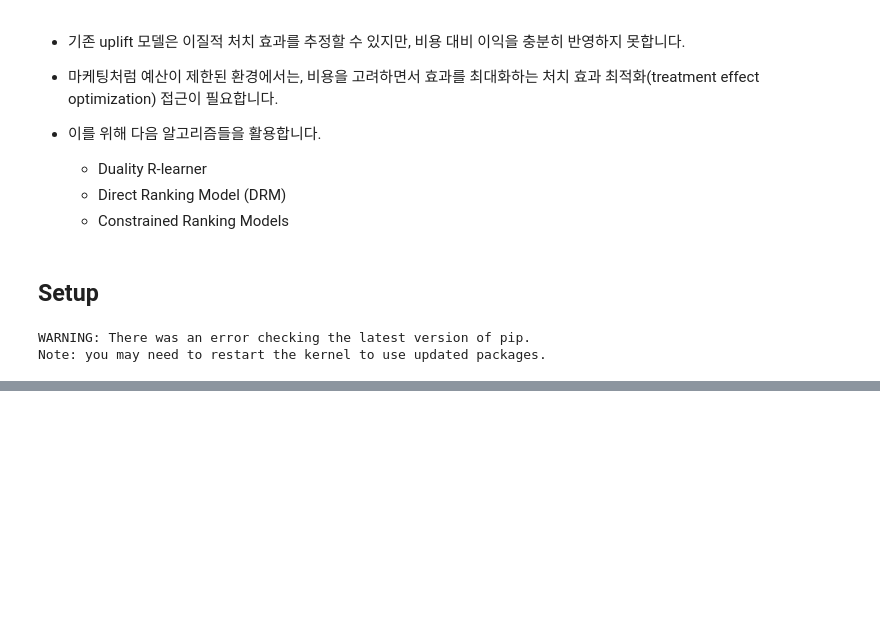
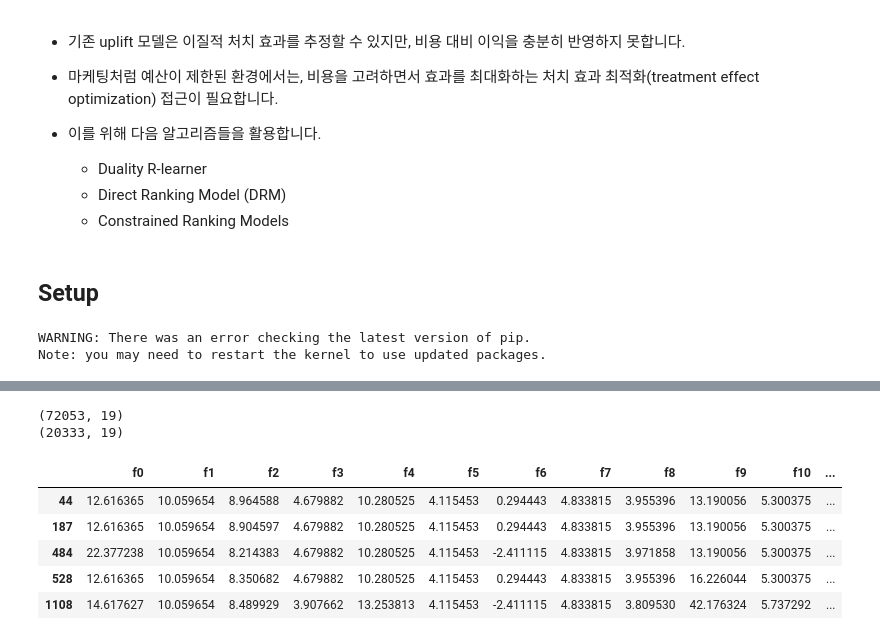
Before and after one commit to Funbucket/awesome-causal-inference-python, a Jupyter notebook: book/prescriptive_analytics/budget_constrained_optimization.ipynb, the cells around one changed output, grey strips where cells are left out. Drawn from its saved outputs; the diff is of its cells as text; code cells hidden in the pictures; blank space fills up the shorter version.

```diff
--- a/book/prescriptive_analytics/budget_constrained_optimization.ipynb
+++ b/book/prescriptive_analytics/budget_constrained_optimization.ipynb
@@ -766,0 +51,19 @@ B_train: 39795.62082785283
+# %%
+criteo = fr.example_data.CriteoWithSyntheticCostAndSpend.load()
+
+features = criteo.features
+train_df = criteo.train_data.copy()
+test_df  = criteo.test_data.copy()
+
+print(train_df.shape)
+print(test_df.shape)
+display(train_df.head())
+# %% [output]
+(72053, 19)
+(20333, 19)
+|  | f0 | f1 | f2 | f3 | f4 | f5 | f6 | f7 | f8 | f9 | f10 | ... |
+| 44 | 12.616365 | 10.059654 | 8.964588 | 4.679882 | 10.280525 | 4.115453 | 0.294443 | 4.833815 | 3.955396 | 13.190056 | 5.300375 | ... |
+| 187 | 12.616365 | 10.059654 | 8.904597 | 4.679882 | 10.280525 | 4.115453 | 0.294443 | 4.833815 | 3.955396 | 13.190056 | 5.300375 | ... |
+| 484 | 22.377238 | 10.059654 | 8.214383 | 4.679882 | 10.280525 | 4.115453 | -2.411115 | 4.833815 | 3.971858 | 13.190056 | 5.300375 | ... |
+| 528 | 12.616365 | 10.059654 | 8.350682 | 4.679882 | 10.280525 | 4.115453 | 0.294443 | 4.833815 | 3.955396 | 16.226044 | 5.300375 | ... |
+| 1108 | 14.617627 | 10.059654 | 8.489929 | 3.907662 | 13.253813 | 4.115453 | -2.411115 | 4.833815 | 3.809530 | 42.176324 | 5.737292 | ... |
```
Also changed, not shown: parts of 37 cells of this notebook.
